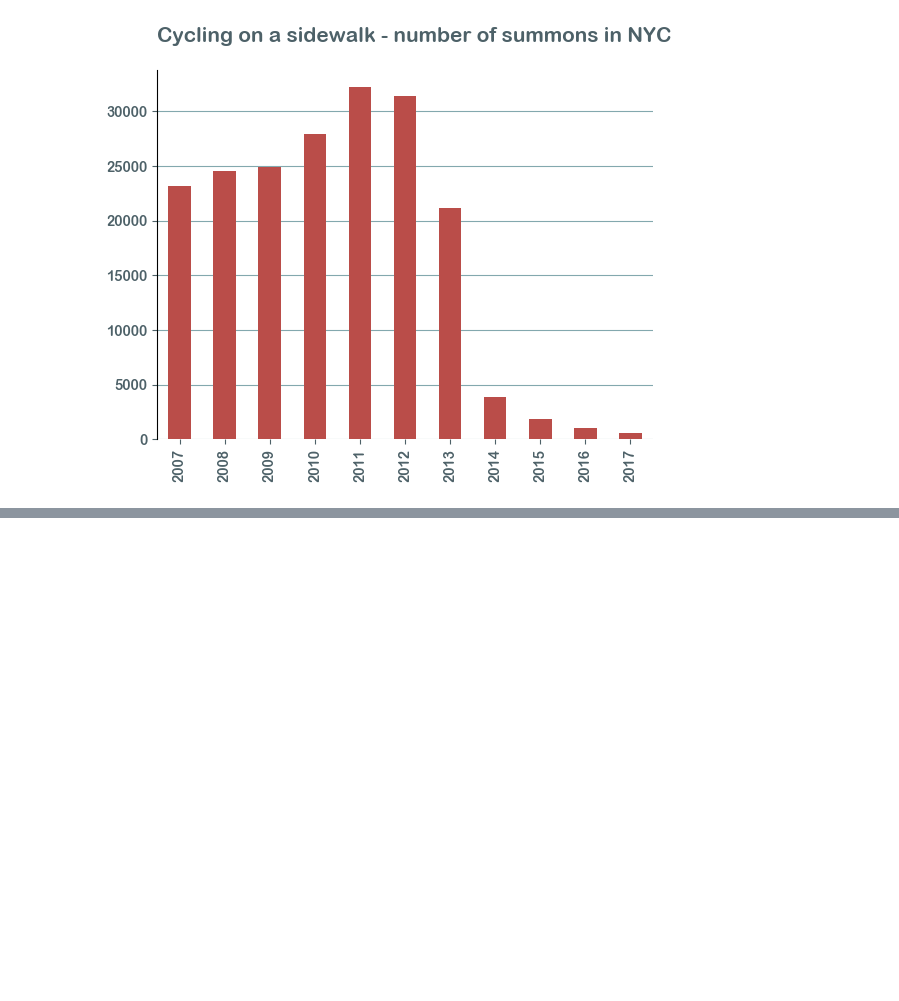
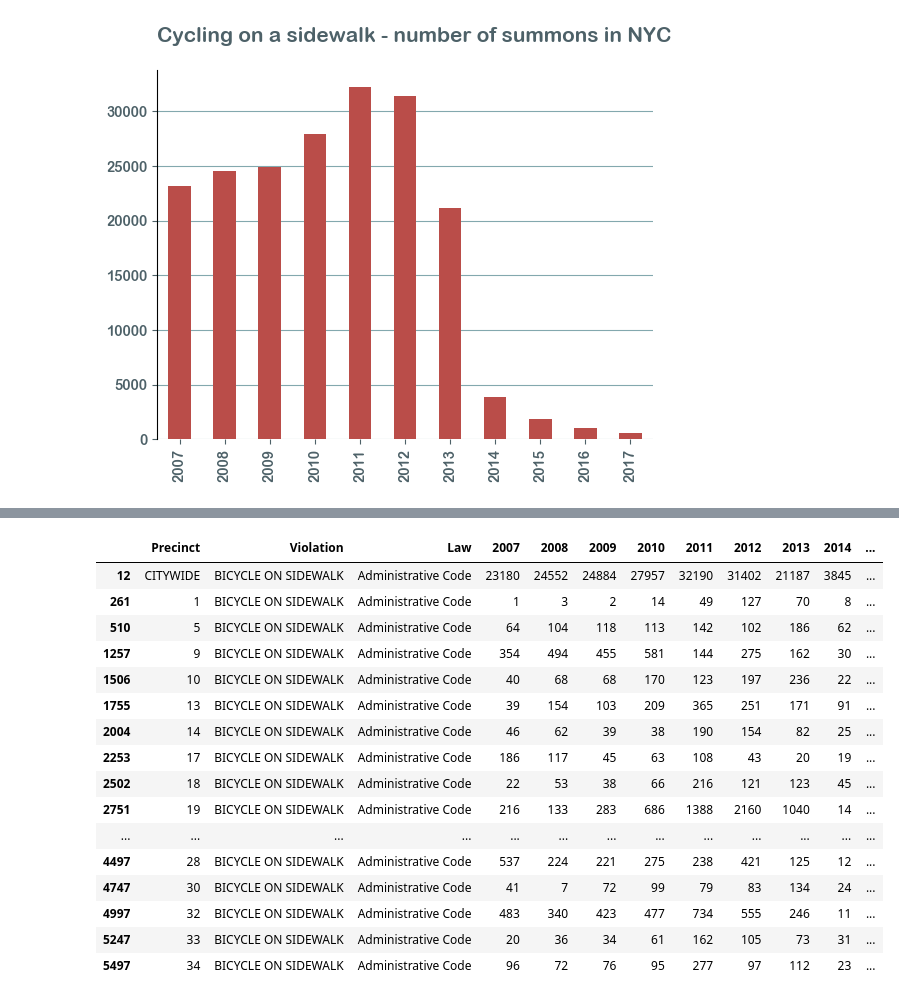
Before and after one commit to Palarisk/data-studio, a Jupyter notebook: code/04-summons/summons.ipynb, the cells around one changed output, grey strips where cells are left out. Saved outputs shown, nothing was run; the diff lists cells and outputs as text; code cells hidden in the pictures; blank space fills up the shorter version.

```diff
--- a/code/04-summons/summons.ipynb
+++ b/code/04-summons/summons.ipynb
@@ -612,0 +638,20 @@ ax_all_sw.legend_.remove()
+# %%
+df_ed[df_ed['Violation'] == 'BICYCLE ON SIDEWALK']
+# %% [output]
+|  | Precinct | Violation | Law | 2007 | 2008 | 2009 | 2010 | 2011 | 2012 | 2013 | 2014 | ... |
+| 12 | CITYWIDE | BICYCLE ON SIDEWALK | Administrative Code | 23180 | 24552 | 24884 | 27957 | 32190 | 31402 | 21187 | 3845 | ... |
+| 261 | 1 | BICYCLE ON SIDEWALK | Administrative Code | 1 | 3 | 2 | 14 | 49 | 127 | 70 | 8 | ... |
+| 510 | 5 | BICYCLE ON SIDEWALK | Administrative Code | 64 | 104 | 118 | 113 | 142 | 102 | 186 | 62 | ... |
+| 1257 | 9 | BICYCLE ON SIDEWALK | Administrative Code | 354 | 494 | 455 | 581 | 144 | 275 | 162 | 30 | ... |
+| 1506 | 10 | BICYCLE ON SIDEWALK | Administrative Code | 40 | 68 | 68 | 170 | 123 | 197 | 236 | 22 | ... |
+| 1755 | 13 | BICYCLE ON SIDEWALK | Administrative Code | 39 | 154 | 103 | 209 | 365 | 251 | 171 | 91 | ... |
+| 2004 | 14 | BICYCLE ON SIDEWALK | Administrative Code | 46 | 62 | 39 | 38 | 190 | 154 | 82 | 25 | ... |
+| 2253 | 17 | BICYCLE ON SIDEWALK | Administrative Code | 186 | 117 | 45 | 63 | 108 | 43 | 20 | 19 | ... |
+| 2502 | 18 | BICYCLE ON SIDEWALK | Administrative Code | 22 | 53 | 38 | 66 | 216 | 121 | 123 | 45 | ... |
+| 2751 | 19 | BICYCLE ON SIDEWALK | Administrative Code | 216 | 133 | 283 | 686 | 1388 | 2160 | 1040 | 14 | ... |
+| ... | ... | ... | ... | ... | ... | ... | ... | ... | ... | ... | ... | ... |
+| 4497 | 28 | BICYCLE ON SIDEWALK | Administrative Code | 537 | 224 | 221 | 275 | 238 | 421 | 125 | 12 | ... |
+| 4747 | 30 | BICYCLE ON SIDEWALK | Administrative Code | 41 | 7 | 72 | 99 | 79 | 83 | 134 | 24 | ... |
+| 4997 | 32 | BICYCLE ON SIDEWALK | Administrative Code | 483 | 340 | 423 | 477 | 734 | 555 | 246 | 11 | ... |
+| 5247 | 33 | BICYCLE ON SIDEWALK | Administrative Code | 20 | 36 | 34 | 61 | 162 | 105 | 73 | 31 | ... |
+| 5497 | 34 | BICYCLE ON SIDEWALK | Administrative Code | 96 | 72 | 76 | 95 | 277 | 97 | 112 | 23 | ... |
```
Also changed, not shown: parts of 3 cells of this notebook, 5 other files.
